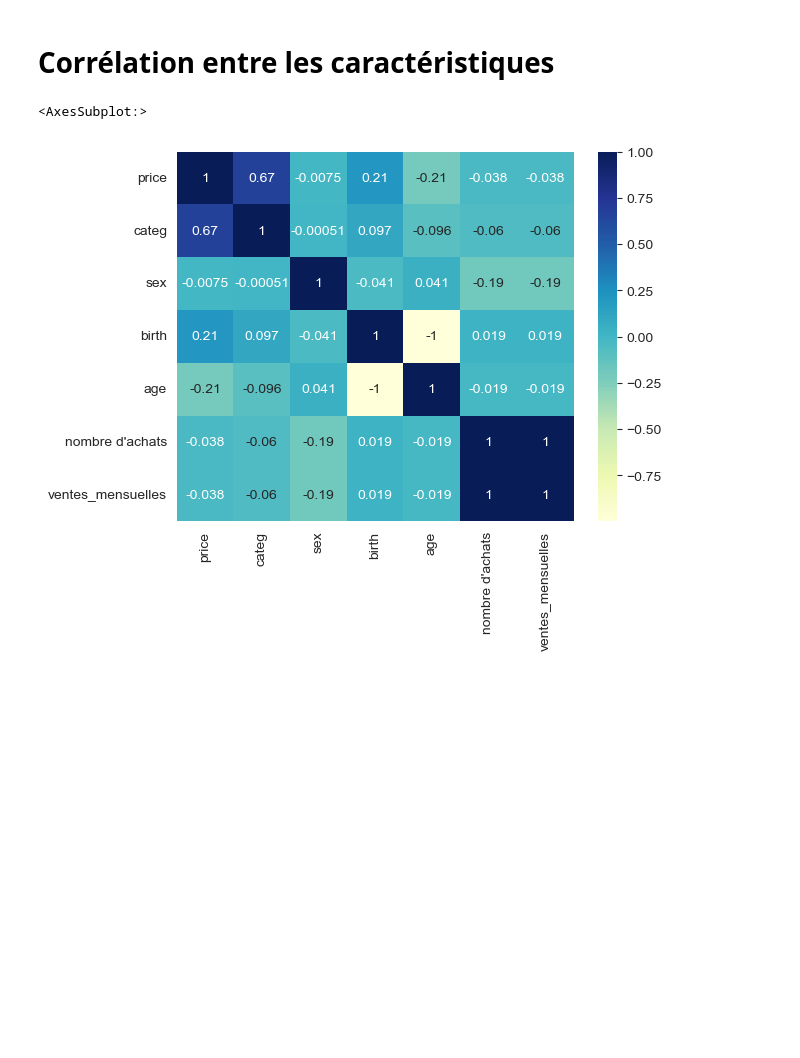
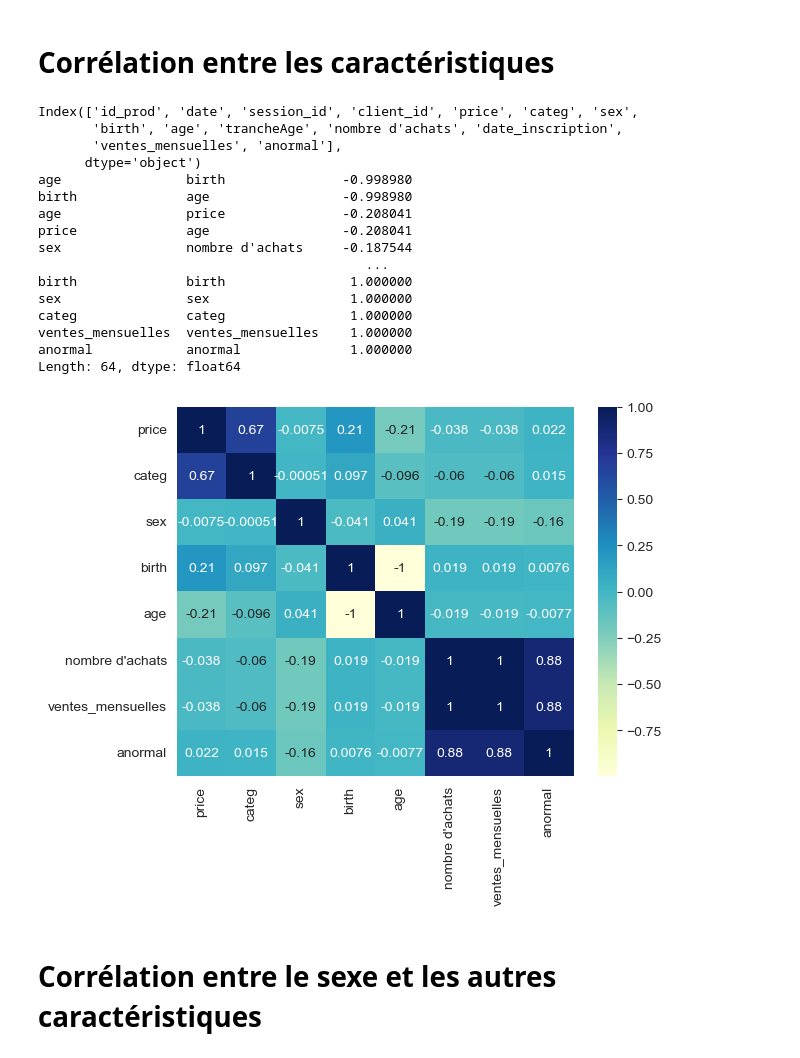
Before and after one commit to Sumoka14/Projet-n-6, a Jupyter notebook: Projet n°6.ipynb, the cells around one changed output. Cells and saved outputs as stored; diff of their text form; code cells hidden in the pictures; blank space fills up the shorter version.

```diff
--- a/Projet n°6.ipynb
+++ b/Projet n°6.ipynb
@@ -390,7 +390,7 @@ tableTotale['date_inscription'] = np.where(tableTotale['date_inscription']<'2021
                                            tableTotale['date_inscription'])
 
 
-tableTotale['ventes_mensuelles'] = round(tableTotale['nombre d\'achats'] / (((tableTotale['date'].max() - tableTotale['date_inscription'])/np.timedelta64(1, 'M'))),2)
+tableTotale['ventes_mensuelles'] = round(tableTotale['nombre d\'achats'] / ((tableTotale['date'].max() - tableTotale['date_inscription'])/np.timedelta64(1, 'M')),2)
 
 print(tableTotale.describe(datetime_is_numeric=True))
 print(tableTotale.sort_values(by='price'))
@@ -666,8 +625,23 @@ Incide de Gini : 0.40372319291525693
 # %% [markdown]
 # Corrélation entre les caractéristiques
 # %%
-#Lien entre données
-sns.heatmap(tableTotale.replace({"m": 0,"f": 1}).corr(), annot = True, fmt='.2g',cmap= 'YlGnBu')
+print(tableTotale.columns)
+sns.heatmap(tableTotale.replace({"m": 0,"f": 1,"Client 'Normal'": 0,"Client 'Anormal'": 1}).corr(), annot = True, fmt='.2g',cmap= 'YlGnBu')
 # %% [output]
-<AxesSubplot:>
+Index(['id_prod', 'date', 'session_id', 'client_id', 'price', 'categ', 'sex',
+       'birth', 'age', 'trancheAge', 'nombre d'achats', 'date_inscription',
+       'ventes_mensuelles', 'anormal'],
+      dtype='object')
+age                birth               -0.998980
+birth              age                 -0.998980
+age                price               -0.208041
+price              age                 -0.208041
+sex                nombre d'achats     -0.187544
+                                          ...
+birth              birth                1.000000
+sex                sex                  1.000000
+categ              categ                1.000000
+ventes_mensuelles  ventes_mensuelles    1.000000
+anormal            anormal              1.000000
+Length: 64, dtype: float64
-[figure, old version]
+[figure, new version]
@@ -673,0 +654,2 @@ sns.heatmap(tableTotale.replace({"m": 0,"f": 1}).corr(), annot = True, fmt='.2g'
+# %% [markdown]
+# Corrélation entre le sexe et les autres caractéristiques
```
Also changed, not shown: parts of 7 cells of this notebook.
